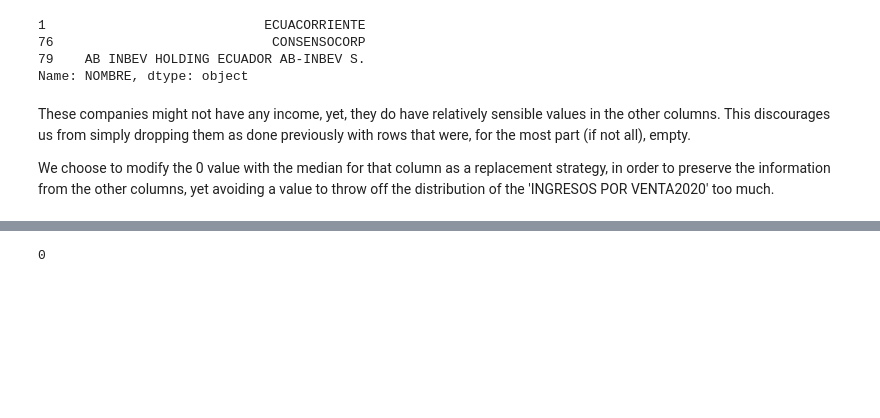
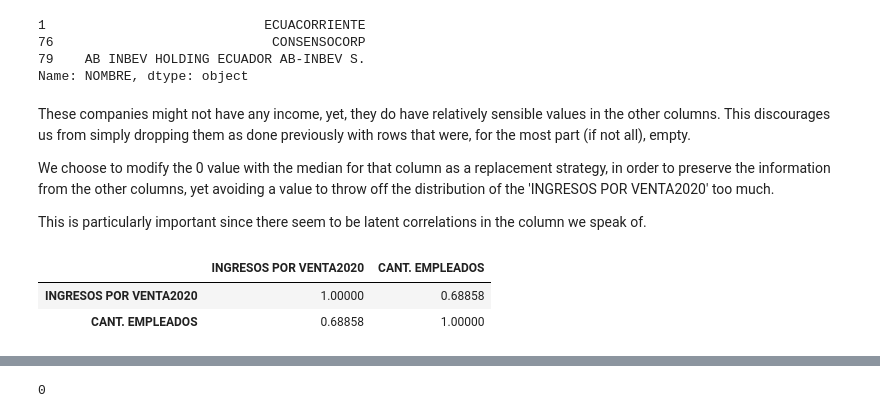
Before and after one commit to JFNebel/ecuadorian-graduates-workforce-mobility, a Jupyter notebook: Avance1/Datasets_preprocessing/CleaningMain.ipynb, the cells around one changed output, grey strips where cells are left out. Saved outputs shown, nothing was run; the diff lists cells and outputs as text; code cells hidden in the pictures; blank space fills up the shorter version.

```diff
--- a/Avance1/Datasets_preprocessing/CleaningMain.ipynb
+++ b/Avance1/Datasets_preprocessing/CleaningMain.ipynb
@@ -50,3 +51,13 @@ Name: NOMBRE, dtype: object
 These companies might not have any income, yet, they do have relatively sensible values in the other columns. This discourages us from simply dropping them as done previously with rows that were, for the most part (if not all), empty.
 
 We choose to modify the 0 value with the median for that column as a replacement strategy, in order to preserve the information from the other columns, yet avoiding a value to throw off the distribution of the 'INGRESOS POR VENTA2020' too much.
+
+This is particularly important since there seem to be latent correlations in the column we speak of.
+# %%
+# Quick check for a possible correlation
+possible_corr = df_main[["INGRESOS POR VENTA2020", "CANT. EMPLEADOS"]].corr()
+possible_corr
+# %% [output]
+|  | INGRESOS POR VENTA2020 | CANT. EMPLEADOS |
+| INGRESOS POR VENTA2020 | 1.00000 | 0.68858 |
+| CANT. EMPLEADOS | 0.68858 | 1.00000 |
```
Also changed, not shown: parts of 3 cells of this notebook, 1 other file.
